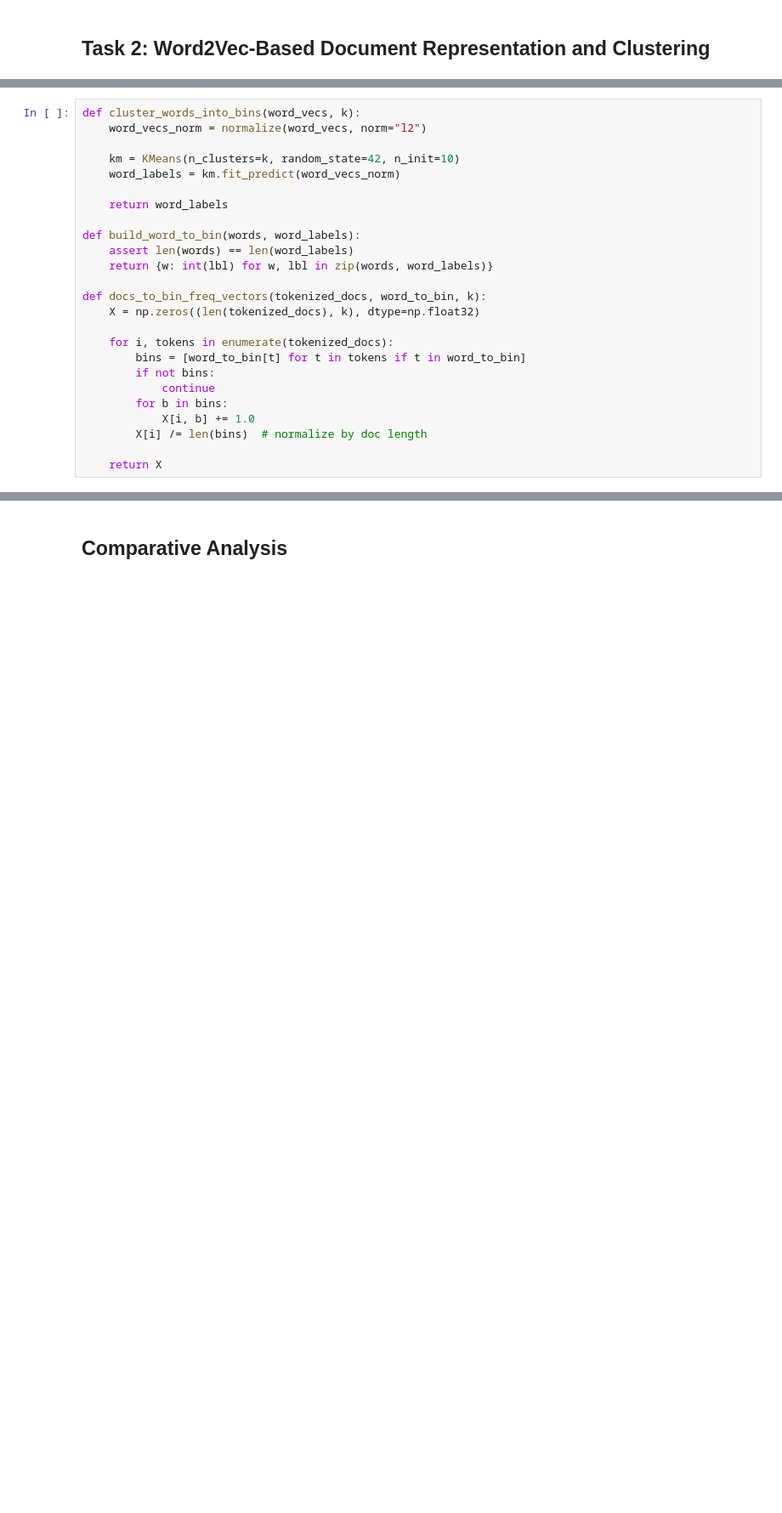
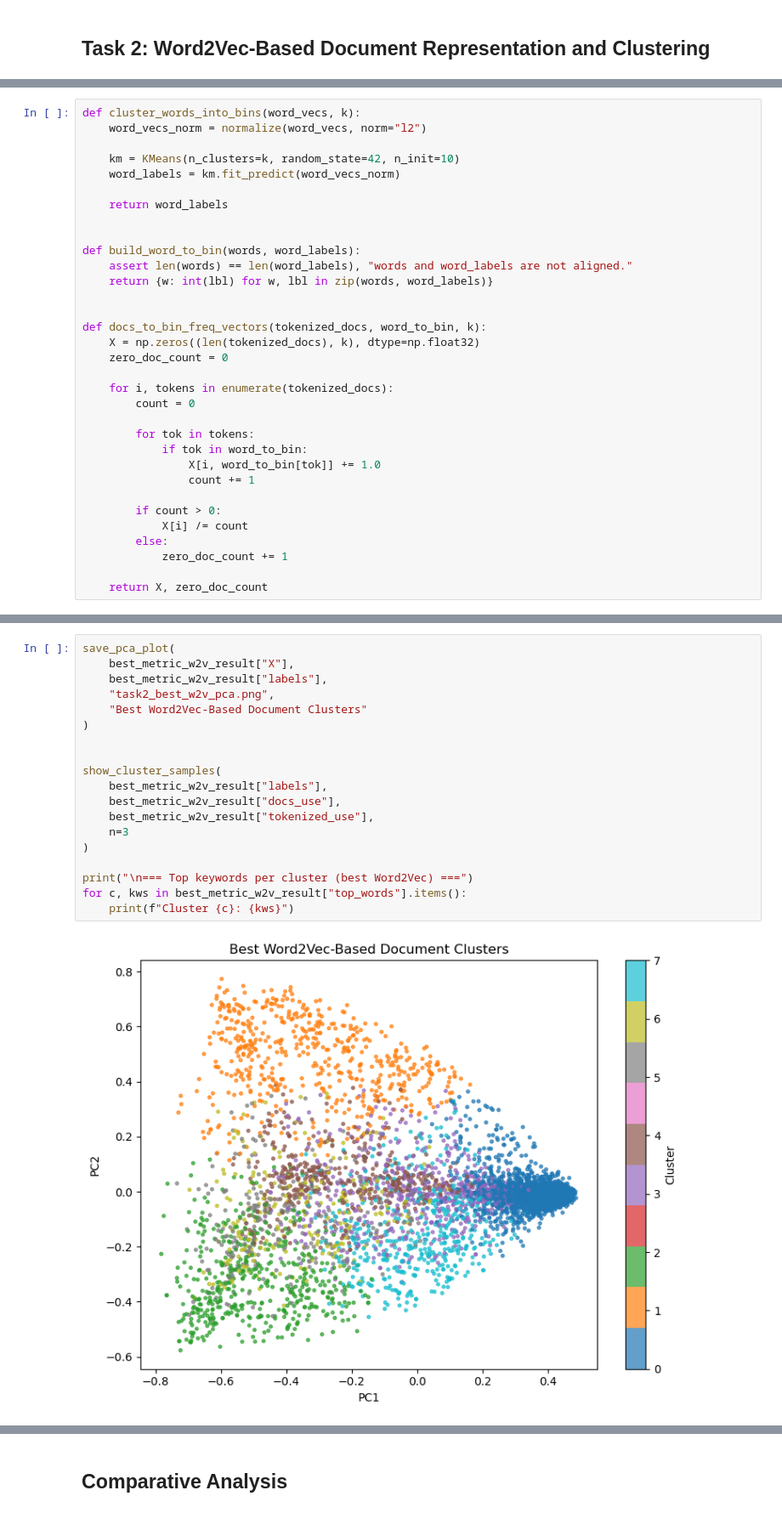
Before and after one commit to YJY4266900395/USC-DSCI-560-lab8, a Jupyter notebook: lab 8.ipynb, the cells around one changed output, grey strips where cells are left out. Shown at 85% size. Cells and saved outputs as stored; diff of their text form; blank space fills up the shorter version.

```diff
--- a/lab 8.ipynb
+++ b/lab 8.ipynb
@@ -307,19 +851,27 @@ def cluster_words_into_bins(word_vecs, k):
 
     return word_labels
 
+
 def build_word_to_bin(words, word_labels):
-    assert len(words) == len(word_labels)
+    assert len(words) == len(word_labels), "words and word_labels are not aligned."
     return {w: int(lbl) for w, lbl in zip(words, word_labels)}
+
 
 def docs_to_bin_freq_vectors(tokenized_docs, word_to_bin, k):
     X = np.zeros((len(tokenized_docs), k), dtype=np.float32)
+    zero_doc_count = 0
 
     for i, tokens in enumerate(tokenized_docs):
-        bins = [word_to_bin[t] for t in tokens if t in word_to_bin]
-        if not bins:
-            continue
-        for b in bins:
-            X[i, b] += 1.0
-        X[i] /= len(bins)  # normalize by doc length
+        count = 0
 
-    return X
+        for tok in tokens:
+            if tok in word_to_bin:
+                X[i, word_to_bin[tok]] += 1.0
+                count += 1
+
+        if count > 0:
+            X[i] /= count
+        else:
+            zero_doc_count += 1
+
+    return X, zero_doc_count
@@ -325,0 +1029,21 @@ def docs_to_bin_freq_vectors(tokenized_docs, word_to_bin, k):
+# %%
+save_pca_plot(
+    best_metric_w2v_result["X"],
+    best_metric_w2v_result["labels"],
+    "task2_best_w2v_pca.png",
+    "Best Word2Vec-Based Document Clusters"
+)
+
+
+show_cluster_samples(
+    best_metric_w2v_result["labels"],
+    best_metric_w2v_result["docs_use"],
+    best_metric_w2v_result["tokenized_use"],
+    n=3
+)
+
+print("\n=== Top keywords per cluster (best Word2Vec) ===")
+for c, kws in best_metric_w2v_result["top_words"].items():
+    print(f"Cluster {c}: {kws}")
+# %% [output]
+[figure, added]
```
Also changed, not shown: parts of 48 cells of this notebook, 1 other file.
